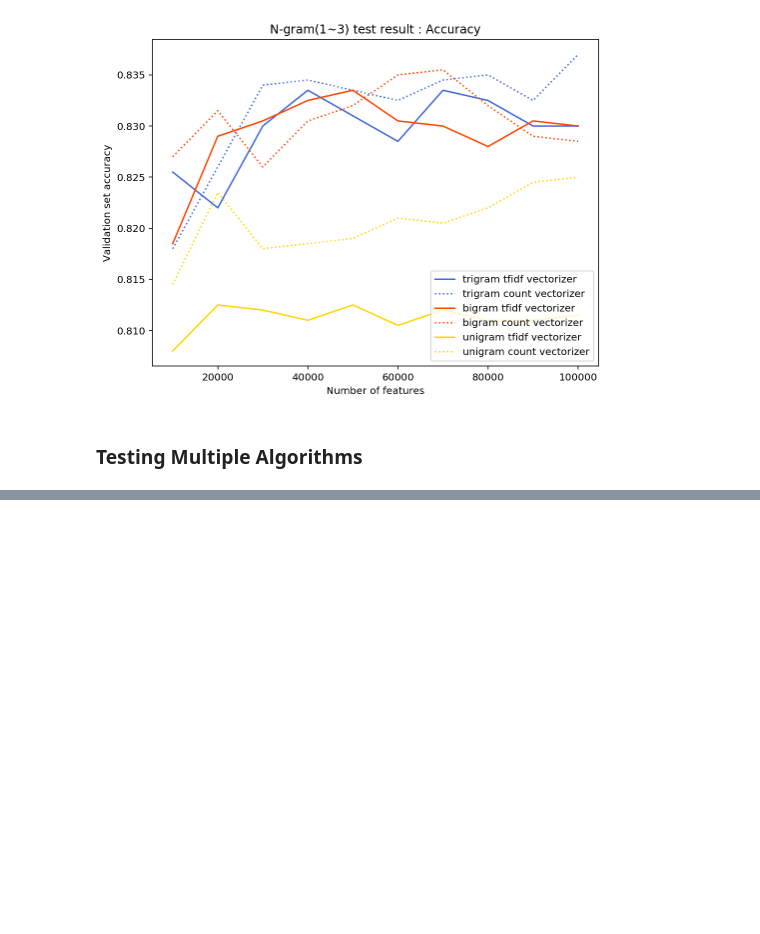
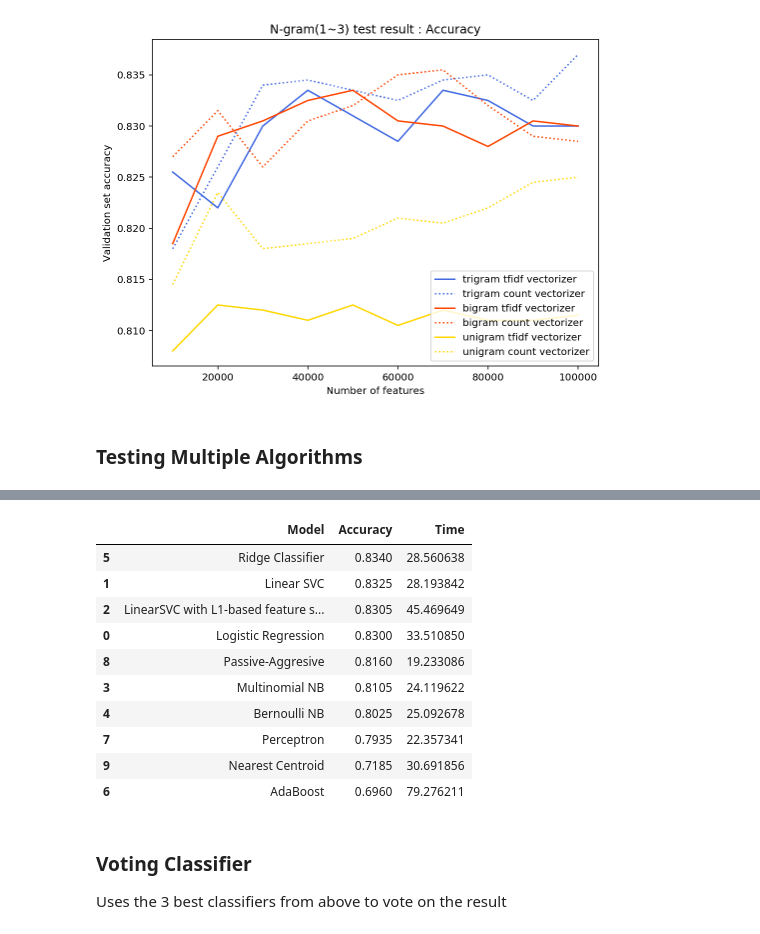
Before and after one commit to fkanoun/Twitter-Sentiment-Analysis, a Jupyter notebook: project2_testing.ipynb, the cells around one changed output, grey strips where cells are left out. Saved outputs shown, nothing was run; the diff lists cells and outputs as text; code cells hidden in the pictures; blank space fills up the shorter version.

```diff
--- a/project2_testing.ipynb
+++ b/project2_testing.ipynb
@@ -708,0 +725,19 @@ AdaBoostClassifier(algorithm='SAMME.R', base_estimator=None,
+# %%
+models_df = pd.DataFrame(trigram_result)
+models_df.columns = ['Model','Accuracy', 'Time']
+models_df.sort_values(by='Accuracy', ascending = False)
+# %% [output]
+|  | Model | Accuracy | Time |
+| 5 | Ridge Classifier | 0.8340 | 28.560638 |
+| 1 | Linear SVC | 0.8325 | 28.193842 |
+| 2 | LinearSVC with L1-based feature s... | 0.8305 | 45.469649 |
+| 0 | Logistic Regression | 0.8300 | 33.510850 |
+| 8 | Passive-Aggresive | 0.8160 | 19.233086 |
+| 3 | Multinomial NB | 0.8105 | 24.119622 |
+| 4 | Bernoulli NB | 0.8025 | 25.092678 |
+| 7 | Perceptron | 0.7935 | 22.357341 |
+| 9 | Nearest Centroid | 0.7185 | 30.691856 |
+| 6 | AdaBoost | 0.6960 | 79.276211 |
+# %% [markdown]
+### Voting Classifier
+Uses the 3 best classifiers from above to vote on the result
```
Also changed, not shown: parts of 8 cells of this notebook.
